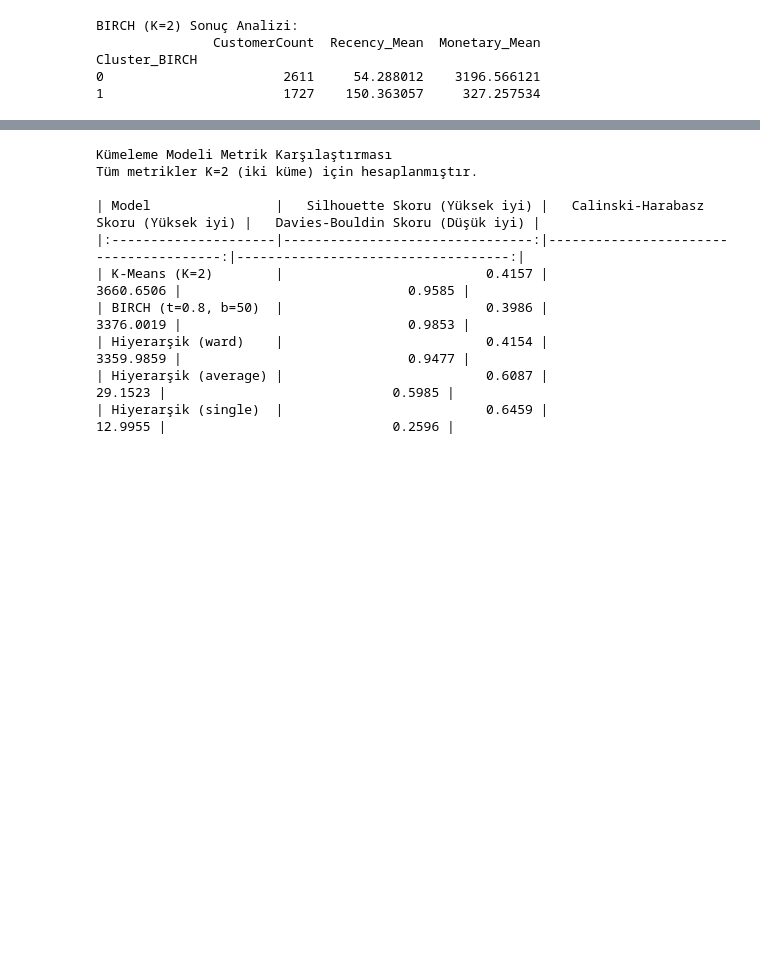
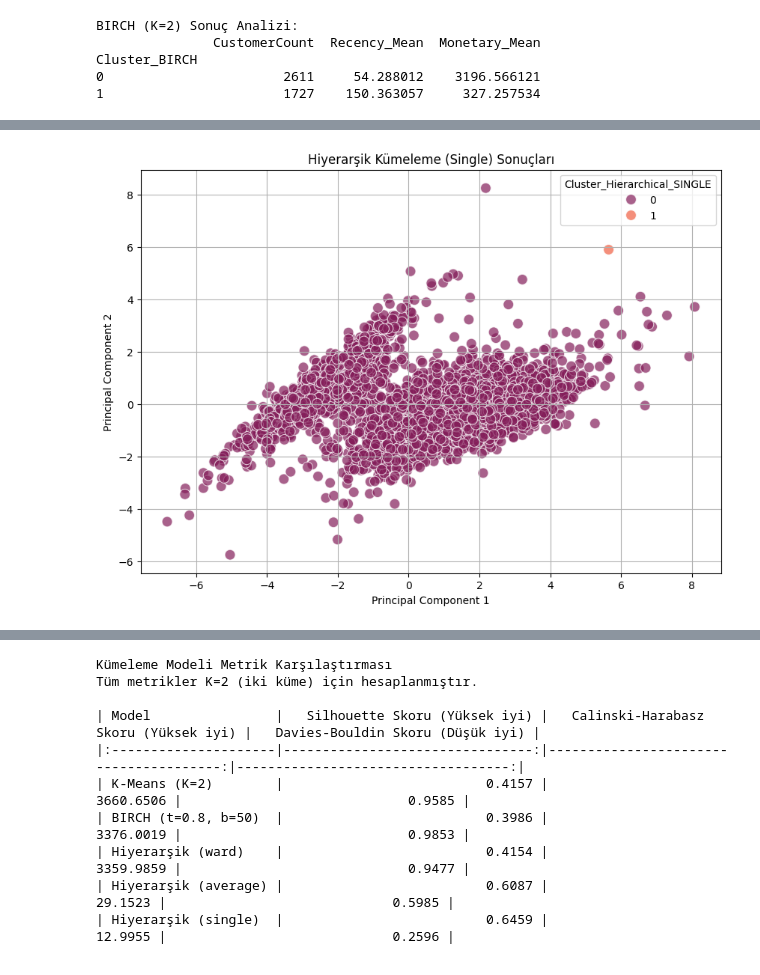
Before and after one commit to furkantprk/ml_clustering, a Jupyter notebook: Kumeleme.ipynb, the cells around one changed output, grey strips where cells are left out. Cells and saved outputs as stored; diff of their text form; code cells hidden in the pictures; blank space fills up the shorter version.

```diff
--- a/Kumeleme.ipynb
+++ b/Kumeleme.ipynb
@@ -486,0 +511,12 @@ Cluster_BIRCH
+# %%
+#Hiyerarşik Kümeleme (Single) Sonuçlarının Görselleştirilmesi
+pca_df['Cluster_Hierarchical_SINGLE'] = customer_data['Cluster_Hierarchical_SINGLE'].values
+plt.figure(figsize=(10, 7))
+sns.scatterplot(x='PC1', y='PC2', hue='Cluster_Hierarchical_SINGLE', data=pca_df, palette='rocket', legend='full', s=100, alpha=0.7)
+plt.title('Hiyerarşik Kümeleme (Single) Sonuçları')
+plt.xlabel('Principal Component 1')
+plt.ylabel('Principal Component 2')
+plt.grid(True)
+plt.show()
+# %% [output]
+[figure, added]
```
Also changed, not shown: parts of 7 cells of this notebook.
